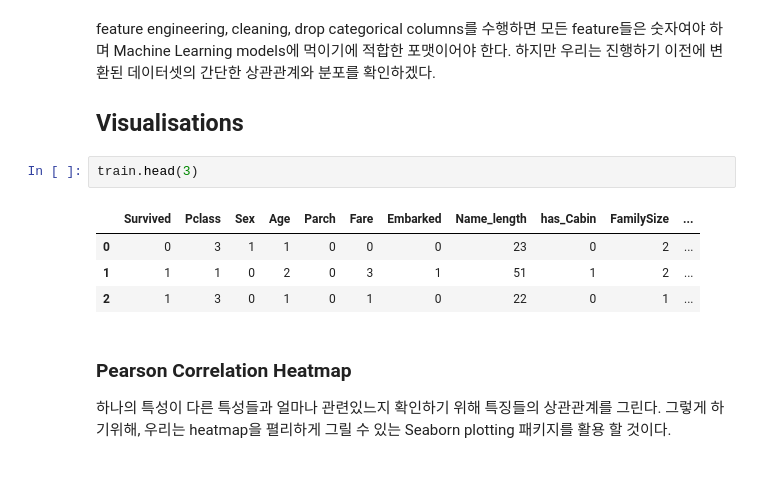
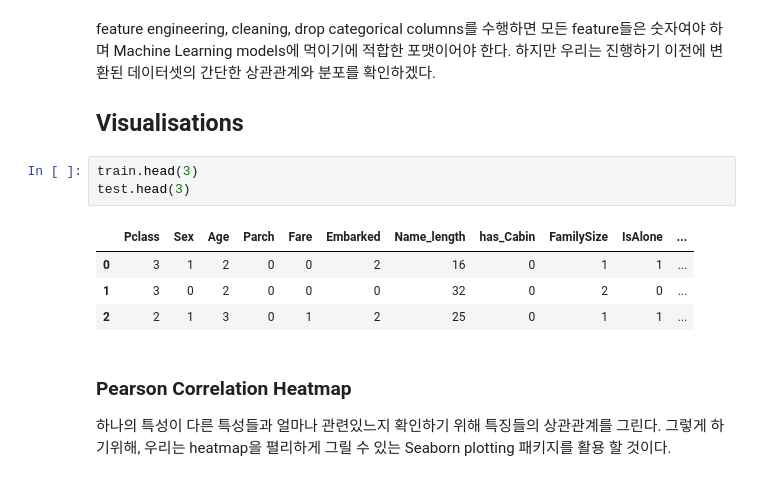
Before and after one commit to jsm9720/kaggle-study, a Jupyter notebook: Titanic/Titanic.ipynb, the cells around one changed output. Cells and saved outputs as stored; diff of their text form.

```diff
--- a/Titanic/Titanic.ipynb
+++ b/Titanic/Titanic.ipynb
@@ -150,11 +150,12 @@ feature engineering, cleaning, drop categorical columns를 수행하면 모든 f
 ## Visualisations
 # %%
 train.head(3)
+test.head(3)
 # %% [output]
-|  | Survived | Pclass | Sex | Age | Parch | Fare | Embarked | Name_length | has_Cabin | FamilySize | ... |
-| 0 | 0 | 3 | 1 | 1 | 0 | 0 | 0 | 23 | 0 | 2 | ... |
-| 1 | 1 | 1 | 0 | 2 | 0 | 3 | 1 | 51 | 1 | 2 | ... |
-| 2 | 1 | 3 | 0 | 1 | 0 | 1 | 0 | 22 | 0 | 1 | ... |
+|  | Pclass | Sex | Age | Parch | Fare | Embarked | Name_length | has_Cabin | FamilySize | IsAlone | ... |
+| 0 | 3 | 1 | 2 | 0 | 0 | 2 | 16 | 0 | 1 | 1 | ... |
+| 1 | 3 | 0 | 2 | 0 | 0 | 0 | 32 | 0 | 2 | 0 | ... |
+| 2 | 2 | 1 | 3 | 0 | 1 | 2 | 25 | 0 | 1 | 1 | ... |
 # %% [markdown]
 ### Pearson Correlation Heatmap
 하나의 특성이 다른 특성들과 얼마나 관련있느지 확인하기 위해 특징들의 상관관계를 그린다. 그렇게 하기위해, 우리는 heatmap을 펼리하게 그릴 수 있는 Seaborn plotting 패키지를 활용 할 것이다.
```
Also changed, not shown: parts of 34 cells of this notebook, 1 other file.
